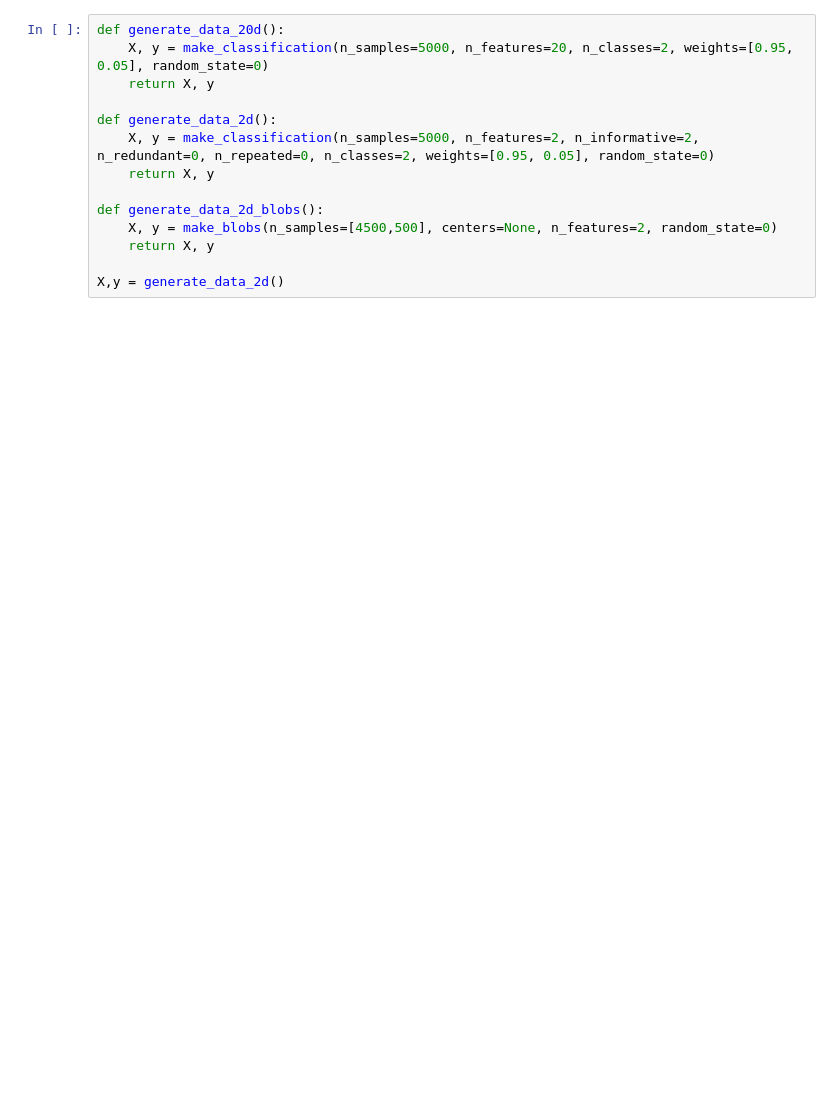
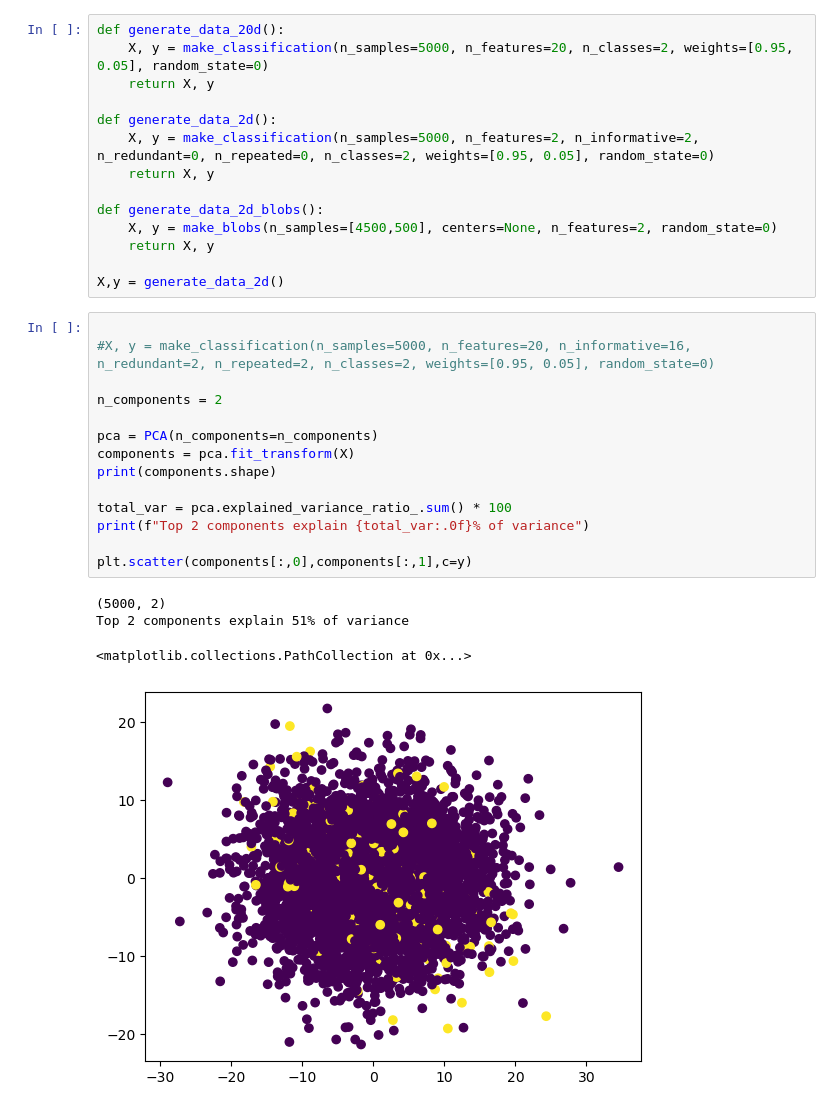
Before and after one commit to jbudynek/teaching-01-imbalance, a Jupyter notebook: imbalanced_synthetic.ipynb, the cells around one changed output. Drawn from its saved outputs; the diff is of its cells as text; blank space fills up the shorter version.

```diff
--- a/imbalanced_synthetic.ipynb
+++ b/imbalanced_synthetic.ipynb
@@ -41,6 +44,25 @@ def generate_data_2d_blobs():
     return X, y
 
 X,y = generate_data_2d()
+# %%
+
+#X, y = make_classification(n_samples=5000, n_features=20, n_informative=16, n_redundant=2, n_repeated=2, n_classes=2, weights=[0.95, 0.05], random_state=0)
+
+n_components = 2
+
+pca = PCA(n_components=n_components)
+components = pca.fit_transform(X)
+print(components.shape)
+
+total_var = pca.explained_variance_ratio_.sum() * 100
+print(f"Top 2 components explain {total_var:.0f}% of variance")
+
+plt.scatter(components[:,0],components[:,1],c=y)
+# %% [output]
+(5000, 2)
+Top 2 components explain 51% of variance
+<matplotlib.collections.PathCollection at 0x...>
+[figure, added]
 # %%
 
 # plot 2d data as scatter plot
```
Also changed, not shown: parts of 6 cells of this notebook, 1 other file.
